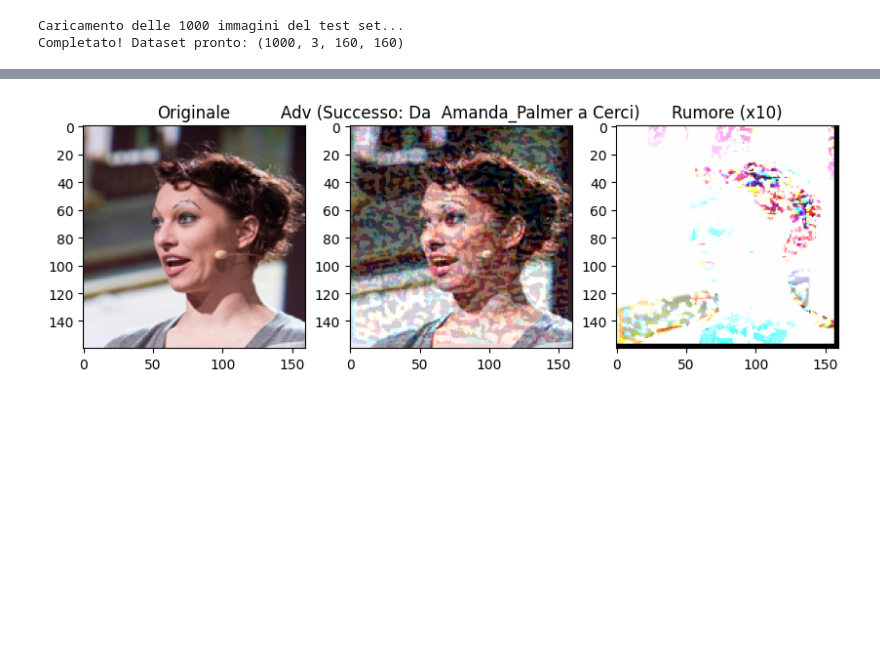
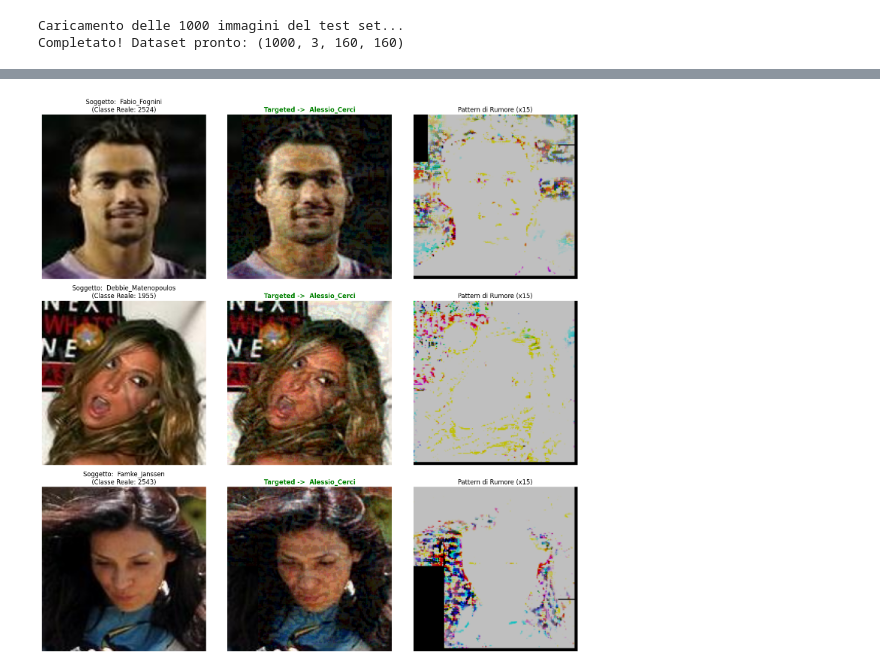
Before and after one commit to alessiobsc/AI4Cyber-FaceRecognitionSecurity, a Jupyter notebook: AI4Cyber_ProjectWork_Base.ipynb, the cells around one changed output, grey strips where cells are left out. Drawn from its saved outputs; the diff is of its cells as text; code cells hidden in the pictures; blank space fills up the shorter version.

Commit message:
Creato con Colab

```diff
--- a/AI4Cyber_ProjectWork_Base.ipynb
+++ b/AI4Cyber_ProjectWork_Base.ipynb
@@ -835,14 +598,55 @@ plt.show()
-# %%
-# Cerchiamo un'immagine dove l'attacco ha avuto successo (predizione = 250)
-# Assumendo che tu abbia salvato le predizioni dell'ultimo run a eps 0.1
-success_indices = np.where(preds_tg == real_target_idx)[0]
-
-if len(success_indices) > 0:
-    idx_successo = success_indices[0] # Prendiamo il primo caso riuscito
-    sample_vittima = x_test_all[idx_successo:idx_successo+1]
-    # Rigenera o usa il campione adv già creato per la visualizzazione
-    show_adv_comparison(sample_vittima, x_adv_tg[idx_successo:idx_successo+1],
-
-                        title=f"Successo: Da {LABELS[y_test_all[idx_successo]]} a Cerci")
-# %% [output]
-[figure, removed]
+# %%
+def show_targeted_forensics(x_orig, x_adv, y_true, y_pred, target_idx, target_name, num_images=3):
+    # 1. Trova tutti gli indici dove l'attacco ha avuto successo
+    indici_successo = np.where((y_pred == target_idx) & (y_true != target_idx))[0]
+
+    if len(indici_successo) == 0:
+        print("Nessuna immagine è stata convertita con successo al target.")
+        return
+
+    # 2. Logica per selezionare soggetti diversi
+    indici_da_mostrare = []
+    soggetti_visti = set()
+
+    for idx in indici_successo:
+        classe_reale = y_true[idx]
+        if classe_reale not in soggetti_visti:
+            indici_da_mostrare.append(idx)
+            soggetti_visti.add(classe_reale)
+
+        # Ci fermiamo quando abbiamo raggiunto il numero desiderato
+        if len(indici_da_mostrare) == num_images:
+            break
+
+    # 3. Visualizzazione
+    plt.figure(figsize=(15, 5 * len(indici_da_mostrare)))
+
+    for i, idx in enumerate(indici_da_mostrare):
+        img_orig = (x_orig[idx].transpose(1, 2, 0) + 1) / 2
+        img_adv = (x_adv[idx].transpose(1, 2, 0) + 1) / 2
+
+        noise = np.abs(img_adv - img_orig)
+        noise_visual = np.clip(noise * 15, 0, 1)
+
+        plt.subplot(len(indici_da_mostrare), 3, i * 3 + 1)
+        plt.imshow(np.clip(img_orig, 0, 1))
+        plt.title(f"Soggetto: {LABELS[y_true[idx]]}\n(Classe Reale: {y_true[idx]})")
+        plt.axis('off')
+
+        plt.subplot(len(indici_da_mostrare), 3, i * 3 + 2)
+        plt.imshow(np.clip(img_adv, 0, 1))
+        plt.title(f"Targeted -> {target_name}", color='green', fontweight='bold')
+        plt.axis('off')
+
+        plt.subplot(len(indici_da_mostrare), 3, i * 3 + 3)
+        plt.imshow(noise_visual)
+        plt.title("Pattern di Rumore (x15)")
+        plt.axis('off')
+
+    plt.tight_layout()
+    plt.show()
+
+# Esegui con la nuova funzione
+show_targeted_forensics(x_test_all, x_adv_tg, y_true_tg, y_pred_tg, target_idx, target_name)
+# %% [output]
+[figure, added]
```
Also changed, not shown: parts of 22 cells of this notebook.
